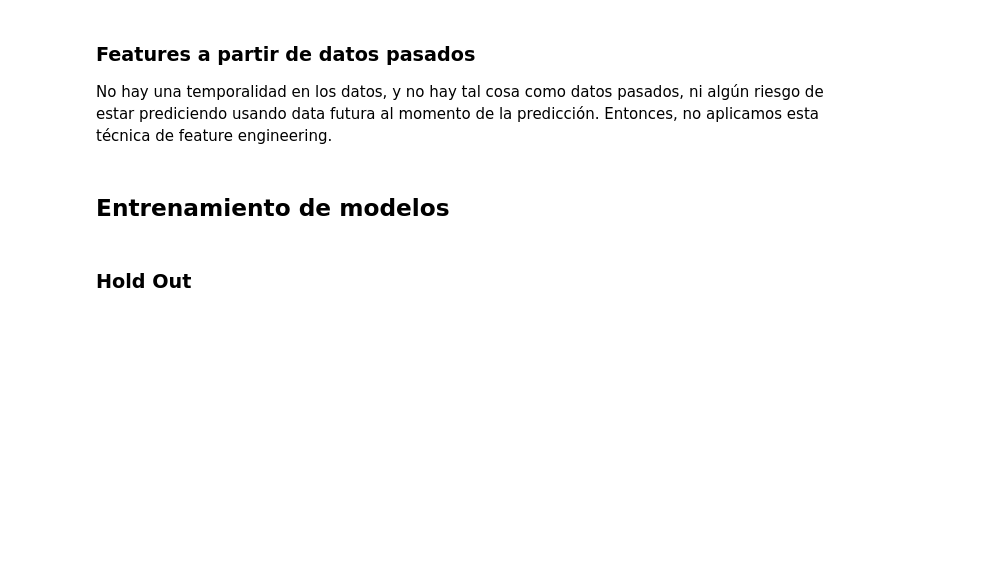
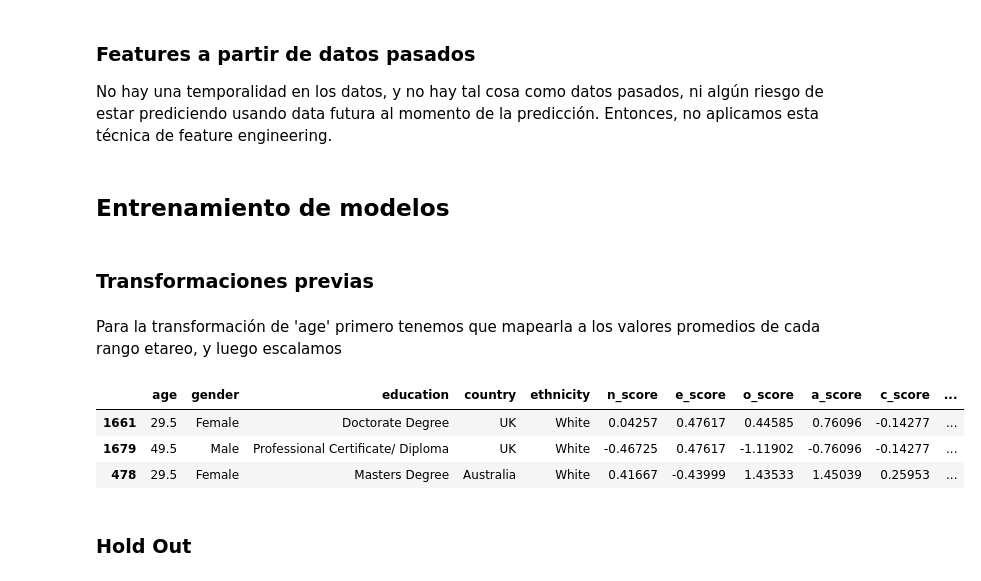
Before and after one commit to federicoFrancesconi/UCSE-2024-ML-TP1, a Jupyter notebook: tp1_EDA.ipynb, the cells around one changed output. Saved outputs shown, nothing was run; the diff lists cells and outputs as text; code cells hidden in the pictures; blank space fills up the shorter version.

```diff
--- a/tp1_EDA.ipynb
+++ b/tp1_EDA.ipynb
@@ -1136,6 +1151,28 @@ No es necesario aplicarla porque las variables psicológicas, que son las más s
 No hay una temporalidad en los datos, y no hay tal cosa como datos pasados, ni algún riesgo de estar prediciendo usando data futura al momento de la predicción. Entonces, no aplicamos esta técnica de feature engineering.
 # %% [markdown]
 ## Entrenamiento de modelos
+# %% [markdown]
+### Transformaciones previas
+# %% [markdown]
+Para la transformación de 'age' primero tenemos que mapearla a los valores promedios de cada rango etareo, y luego escalamos
+# %%
+# Reemplazamos la edad
+age_mapping_nuevo = {
+          '18-24': 21,
+          '25-34': 29.5,
+          '35-44': 39.5,
+          '45-54': 49.5,
+          '55-64': 59.5,
+          '65+': 70
+          }
+data['age'] = data['age'].replace(age_mapping_nuevo)
+
+data.sample(3)
+# %% [output]
+|  | age | gender | education | country | ethnicity | n_score | e_score | o_score | a_score | c_score | ... |
+| 1661 | 29.5 | Female | Doctorate Degree | UK | White | 0.04257 | 0.47617 | 0.44585 | 0.76096 | -0.14277 | ... |
+| 1679 | 49.5 | Male | Professional Certificate/ Diploma | UK | White | -0.46725 | 0.47617 | -1.11902 | -0.76096 | -0.14277 | ... |
+| 478 | 29.5 | Female | Masters Degree | Australia | White | 0.41667 | -0.43999 | 1.43533 | 1.45039 | 0.25953 | ... |
 # %% [markdown]
 ### Hold Out
 # %%
```
Also changed, not shown: parts of 90 cells of this notebook.
